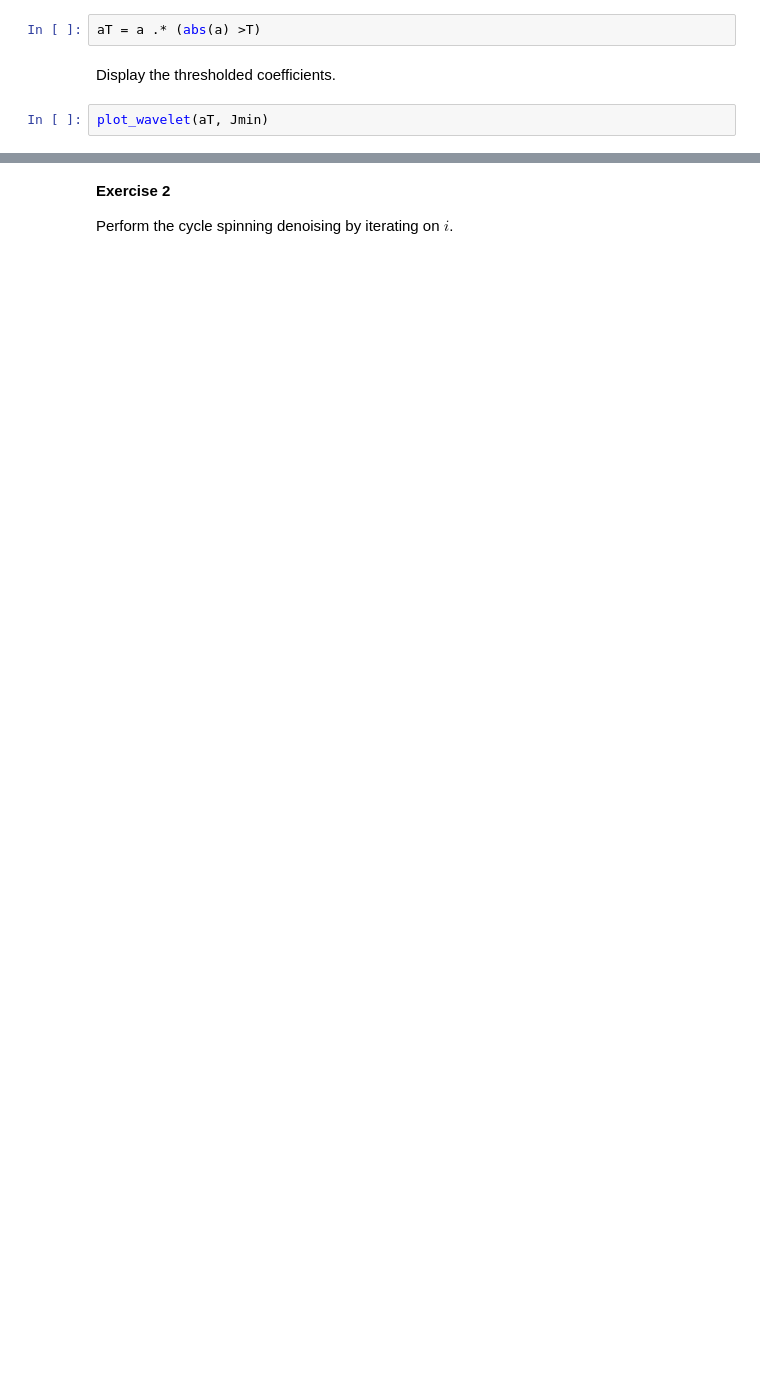
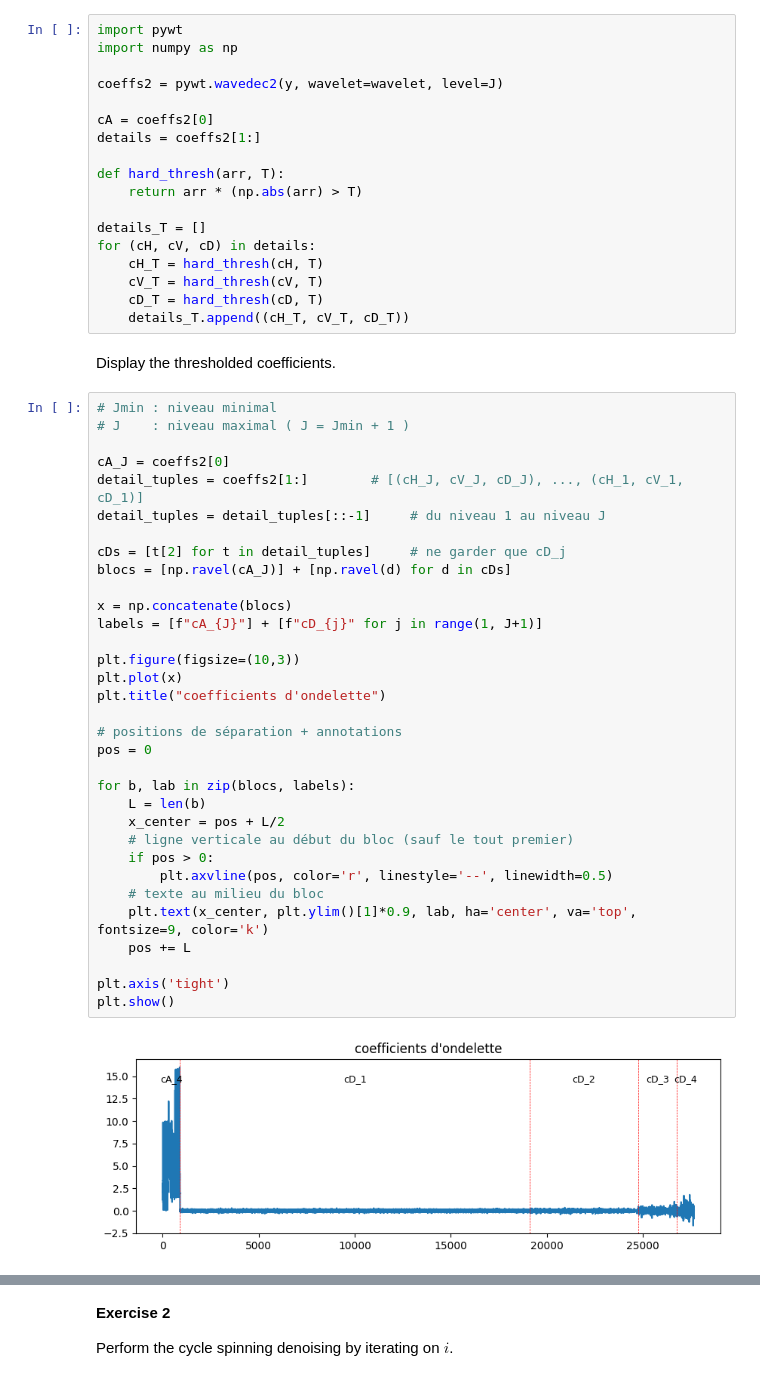
Before and after one commit to Borleo/2_M2_IAFA, a Jupyter notebook: TP_M2IAFA/TP_M2_IMGCMPT/TP23_Imagerie_Computationnelle/2_Wavelet Denoising /Image Denoising with Wavelets/denoisingwav_2_wavelet_2d.ipynb, the cells around one changed output, grey strips where cells are left out. Saved outputs shown, nothing was run; the diff lists cells and outputs as text; blank space fills up the shorter version.

```diff
--- a/TP_M2IAFA/TP_M2_IMGCMPT/TP23_Imagerie_Computationnelle/2_Wavelet Denoising /Image Denoising with Wavelets/denoisingwav_2_wavelet_2d.ipynb
+++ b/TP_M2IAFA/TP_M2_IMGCMPT/TP23_Imagerie_Computationnelle/2_Wavelet Denoising /Image Denoising with Wavelets/denoisingwav_2_wavelet_2d.ipynb
@@ -361,7 +373,56 @@ Hard threshold the coefficients below the noise level to obtain $a_T(m)=s_T^0(a_
 # %%
-aT = a .* (abs(a) >T)
+import pywt
+import numpy as np
+
+coeffs2 = pywt.wavedec2(y, wavelet=wavelet, level=J)
+
+cA = coeffs2[0]
+details = coeffs2[1:]
+
+def hard_thresh(arr, T):
+    return arr * (np.abs(arr) > T)
+
+details_T = []
+for (cH, cV, cD) in details:
+    cH_T = hard_thresh(cH, T)
+    cV_T = hard_thresh(cV, T)
+    cD_T = hard_thresh(cD, T)
+    details_T.append((cH_T, cV_T, cD_T))
 # %% [markdown]
 Display the thresholded coefficients.
 # %%
-plot_wavelet(aT, Jmin)
+# Jmin : niveau minimal
+# J    : niveau maximal ( J = Jmin + 1 )
+
+cA_J = coeffs2[0]
+detail_tuples = coeffs2[1:]        # [(cH_J, cV_J, cD_J), ..., (cH_1, cV_1, cD_1)]
+detail_tuples = detail_tuples[::-1]     # du niveau 1 au niveau J
+
+cDs = [t[2] for t in detail_tuples]     # ne garder que cD_j
+blocs = [np.ravel(cA_J)] + [np.ravel(d) for d in cDs]
+
+x = np.concatenate(blocs)
+labels = [f"cA_{J}"] + [f"cD_{j}" for j in range(1, J+1)]
+
+plt.figure(figsize=(10,3))
+plt.plot(x)
+plt.title("coefficients d'ondelette")
+
+# positions de séparation + annotations
+pos = 0
+
+for b, lab in zip(blocs, labels):
+    L = len(b)
+    x_center = pos + L/2
+    # ligne verticale au début du bloc (sauf le tout premier)
+    if pos > 0:
+        plt.axvline(pos, color='r', linestyle='--', linewidth=0.5)
+    # texte au milieu du bloc
+    plt.text(x_center, plt.ylim()[1]*0.9, lab, ha='center', va='top', fontsize=9, color='k')
+    pos += L
+
+plt.axis('tight')
+plt.show()
+# %% [output]
+[figure, added]
 # %% [markdown]
```
Also changed, not shown: parts of 65 cells of this notebook.
